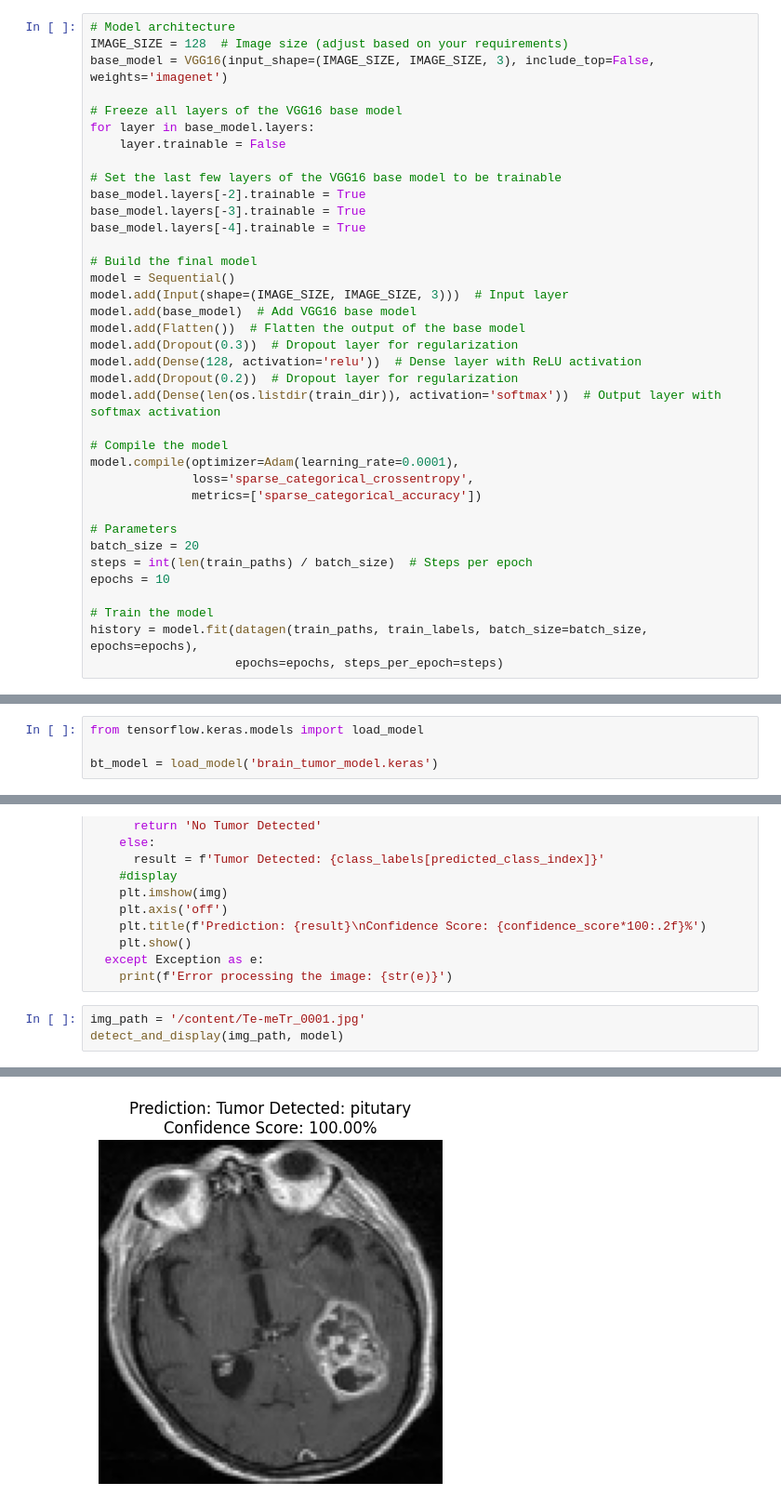
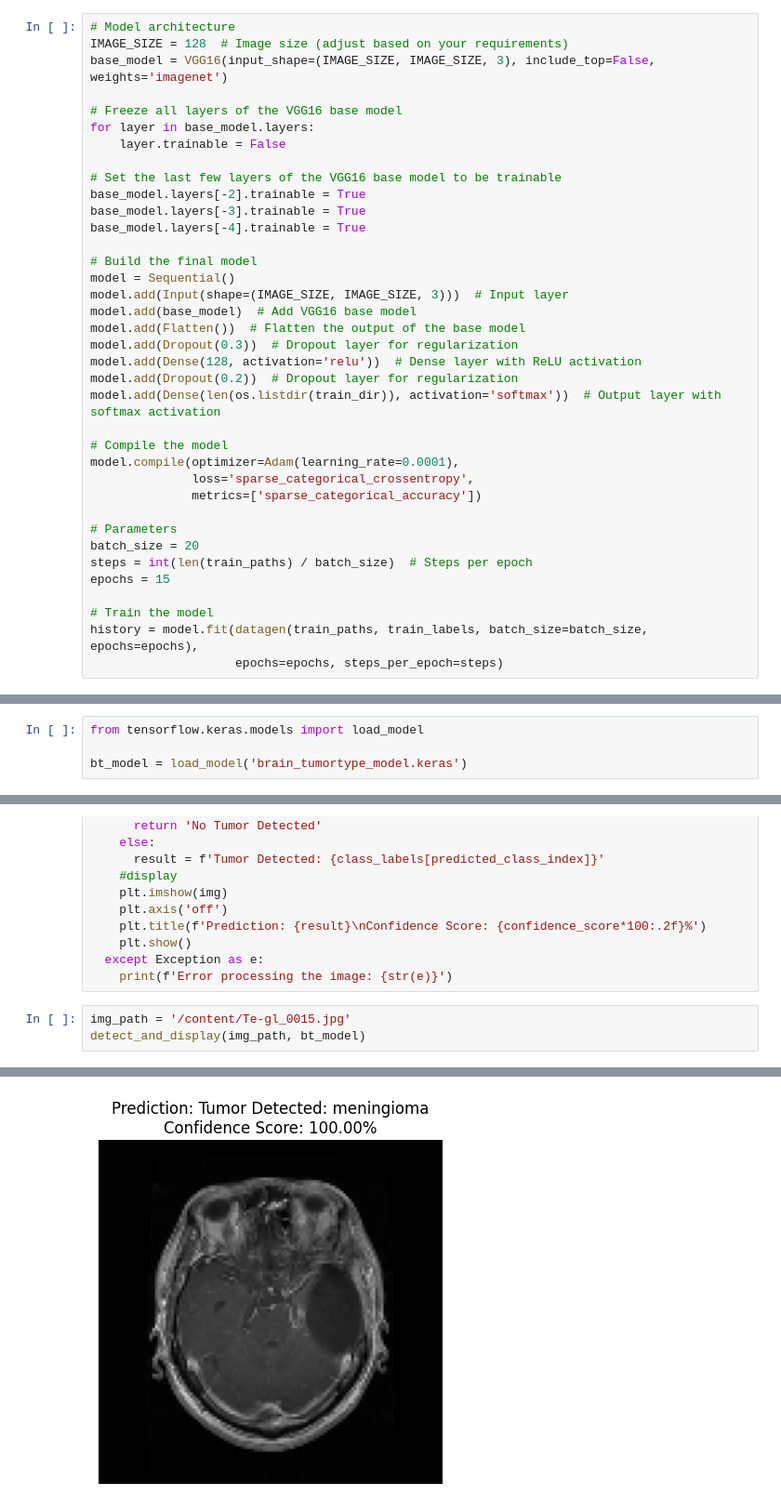
Before and after one commit to harmanbajwa2954/MRI_Brain_Tumor_Detection, a Jupyter notebook: Type_of_Brain_Tumor.ipynb, the cells around one changed output, grey strips where cells are left out. Shown at 93% size. Saved outputs shown, nothing was run; the diff lists cells and outputs as text.

```diff
--- a/Type_of_Brain_Tumor.ipynb
+++ b/Type_of_Brain_Tumor.ipynb
@@ -155,7 +155,7 @@ model.compile(optimizer=Adam(learning_rate=0.0001),
 # Parameters
 batch_size = 20
 steps = int(len(train_paths) / batch_size)  # Steps per epoch
-epochs = 10
+epochs = 15
 
 # Train the model
 history = model.fit(datagen(train_paths, train_labels, batch_size=batch_size, epochs=epochs),
@@ -271,7 +266,7 @@ WARNING:absl:You are saving your model as an HDF5 file via `model.save()` or `ke
 # %%
 from tensorflow.keras.models import load_model
 
-bt_model = load_model('brain_tumor_model.keras')
+bt_model = load_model('brain_tumortype_model.keras')
 # %% [markdown]
 ## MRI Tumor Detection System
 # %%
@@ -305,6 +300,6 @@ def detect_and_display(image_path, model):
   except Exception as e:
     print(f'Error processing the image: {str(e)}')
 # %%
-img_path = '/content/Te-meTr_0001.jpg'
-detect_and_display(img_path, model)
+img_path = '/content/Te-gl_0015.jpg'
+detect_and_display(img_path, bt_model)
 # %% [output]
@@ -312 +307 @@ detect_and_display(img_path, model)
-[figure, old version]
+[figure, new version]
```
Also changed, not shown: parts of 6 cells of this notebook.
